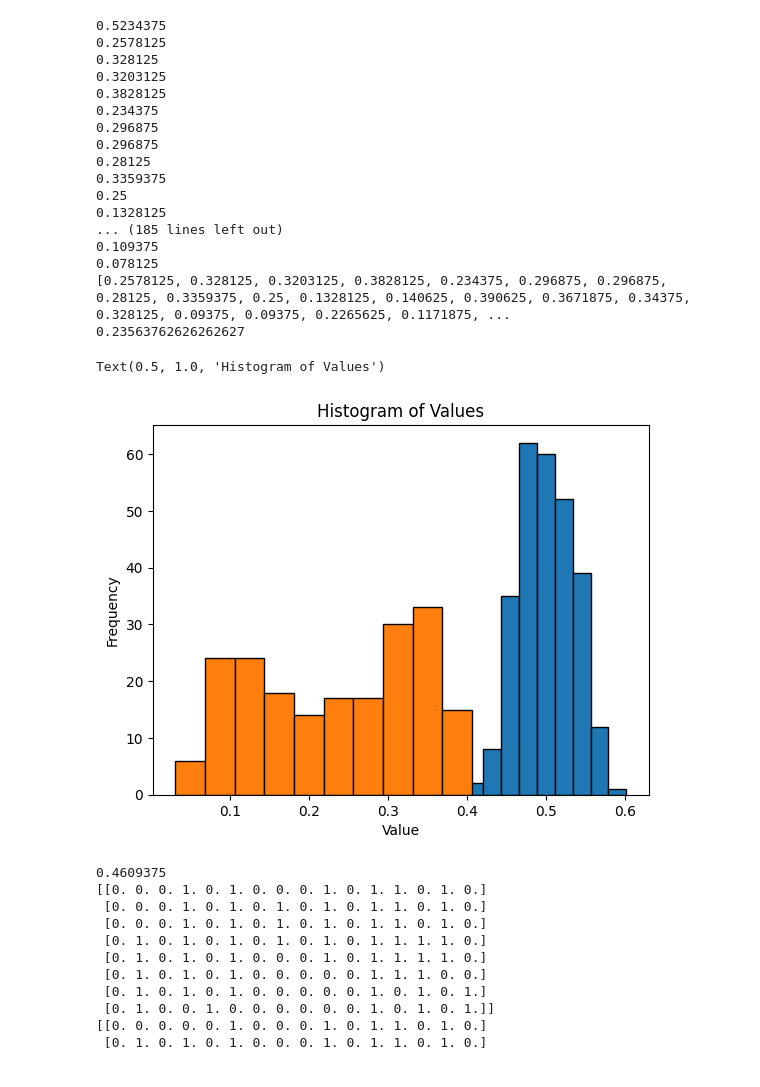
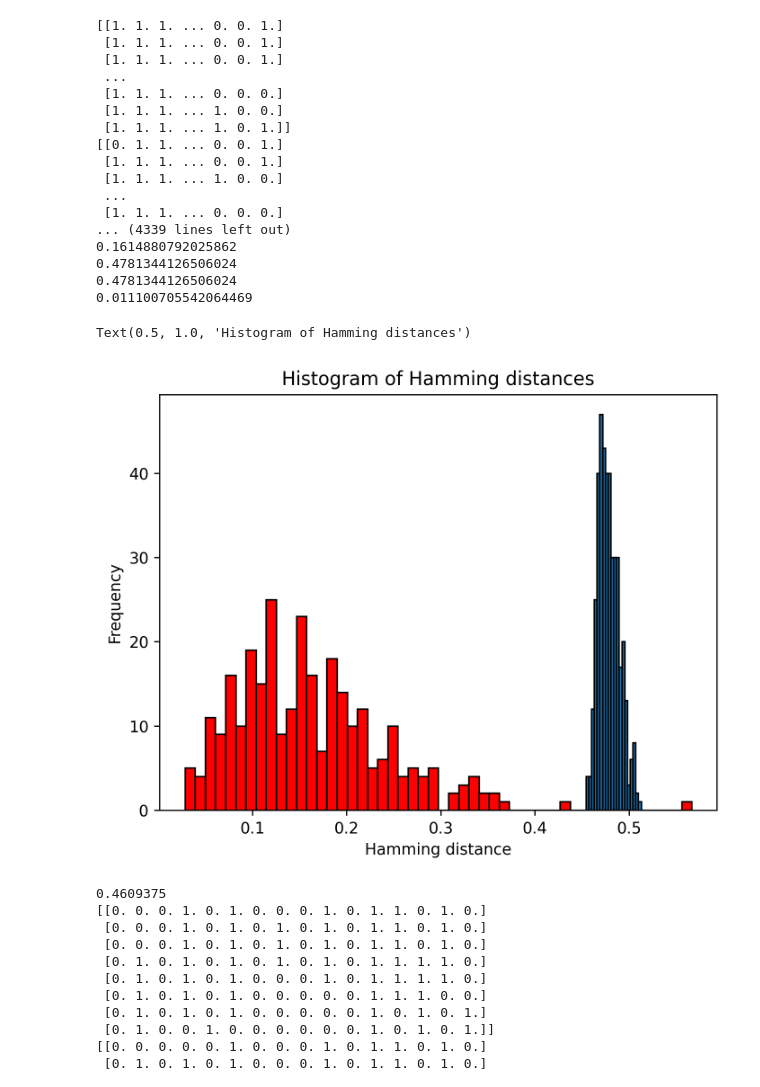
Before and after one commit to spjoliver/TMS016_DOG, a Jupyter notebook: IrisRecognition/matching.ipynb, the cells around one changed output. Drawn from its saved outputs; the diff is of its cells as text; code cells hidden in the pictures.

Commit message:
Incremental rotations and complete testing

```diff
--- a/IrisRecognition/matching.ipynb
+++ b/IrisRecognition/matching.ipynb
@@ -18,7 +41,7 @@ all_values = []
 total_match = 0
 total_pred = 0
 
-random_array = np.random.randint(2, size=128)
+random_array = np.random.randint(2, size=2048)
 
 uncorrelated_values = []
 
@@ -29,6 +52,12 @@ for filename in os.listdir(directory):
     if filename.endswith(".npy"):
         filepath = os.path.join(directory, filename)
         code2 = np.load(filepath)
+        #print(code1)
+        #print(np.shape(code2))
+
+        #ham_dist_all_rotations = shifted_hamming_all_values(random_array, code2)
+        #best_ham_dist = min(ham_dist_all_rotations)
+
         ham_dist = hamming_distance_absolute_flatten(random_array, code2)
 
         pred = ham_dist / (len(code2[0]) * len(code2))
@@ -36,10 +65,11 @@ for filename in os.listdir(directory):
         uncorrelated_values.append(pred)
 
 
-print(uncorrelated_values[0])
 
+
+plt.figure(dpi=250)
 # Plotting the histogram
-plt.hist(uncorrelated_values, bins=10, edgecolor='black')
+plt.hist(uncorrelated_values, bins=20, edgecolor='black')
 
 
 # Loop from 1 to 79 for the 'Img' numbers
@@ -66,59 +96,69 @@ for i in range(1, 80):
                             #print(filepath)
                         else:
                             code2 = np.load(filepath)
-                            ham_dist_all_rotations = shifted_hamming_all_values(code1, code2)
+                            ham_dist_all_rotations = shifted_hamming_all_values_increments(code1, code2)
 
                             best_ham_dist = min(ham_dist_all_rotations)
 
-                            #print(code2)
+                            print(code1)
+                            print(code2)
 
                             pred = best_ham_dist / (len(code1[0]) * len(code1))
 
                             all_values.append(pred)
 
                             print(pred)
 
                             total_pred = total_pred + pred
 
                             matched = False
 
                             if(pred < 0.34):
                                 matched = True
                                 total_match = total_match + 1
 
 
 
 print(all_values)
 
 print(np.mean(all_values))
+print(np.mean(uncorrelated_values))
 
 # Plotting the histogram
-plt.hist(all_values, bins=10, edgecolor='black', align='mid')
+
+plt.hist(all_values, bins=50, edgecolor='black', color='red')
+
+mu, std = norm.fit(uncorrelated_values)
+x = np.linspace(min(uncorrelated_values), max(uncorrelated_values), 100)
+y = norm.pdf(x, mu, std)
+print(mu)
+print(std)
+#plt.plot(x, y, 'black', linewidth=2)
 
 # Adding labels and title
-plt.xlabel('Value')
+plt.xlabel('Hamming distance')
 plt.ylabel('Frequency')
-plt.title('Histogram of Values')
+plt.title('Histogram of Hamming distances')
 # %% [output]
-0.5234375
-0.2578125
-0.328125
-0.3203125
-0.3828125
-0.234375
-0.296875
-0.296875
-0.28125
-0.3359375
-0.25
-0.1328125
-... (185 lines left out)
-0.109375
-0.078125
-[0.2578125, 0.328125, 0.3203125, 0.3828125, 0.234375, 0.296875, 0.296875, 0.28125, 0.3359375, 0.25, 0.1328125, 0.140625, 0.390625, 0.3671875, 0.34375, 0.328125, 0.09375, 0.09375, 0.2265625, 0.1171875, ...
-0.23563762626262627
+[[1. 1. 1. ... 0. 0. 1.]
+ [1. 1. 1. ... 0. 0. 1.]
+ [1. 1. 1. ... 0. 0. 1.]
+ ...
+ [1. 1. 1. ... 0. 0. 0.]
+ [1. 1. 1. ... 1. 0. 0.]
+ [1. 1. 1. ... 1. 0. 1.]]
+[[0. 1. 1. ... 0. 0. 1.]
+ [1. 1. 1. ... 0. 0. 1.]
+ [1. 1. 1. ... 1. 0. 0.]
+ ...
+ [1. 1. 1. ... 0. 0. 0.]
+... (4339 lines left out)
+0.1614880792025862
+0.4781344126506024
+0.4781344126506024
+0.011100705542064469
-Text(0.5, 1.0, 'Histogram of Values')
+Text(0.5, 1.0, 'Histogram of Hamming distances')
-[figure, old version]
+[figure, new version]
 # %%
 directory = 'iriscodes'
 
```
Also changed, not shown: parts of 2 cells of this notebook, 1 other file.
